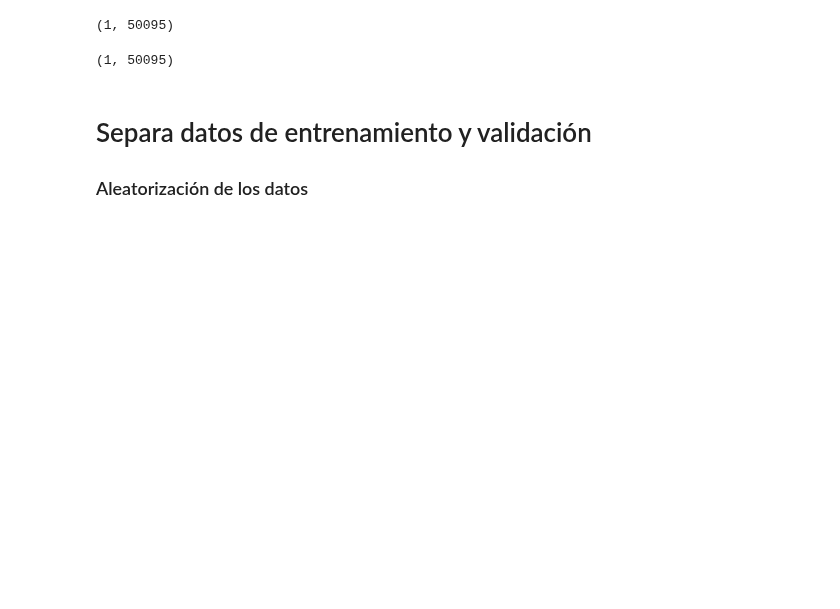
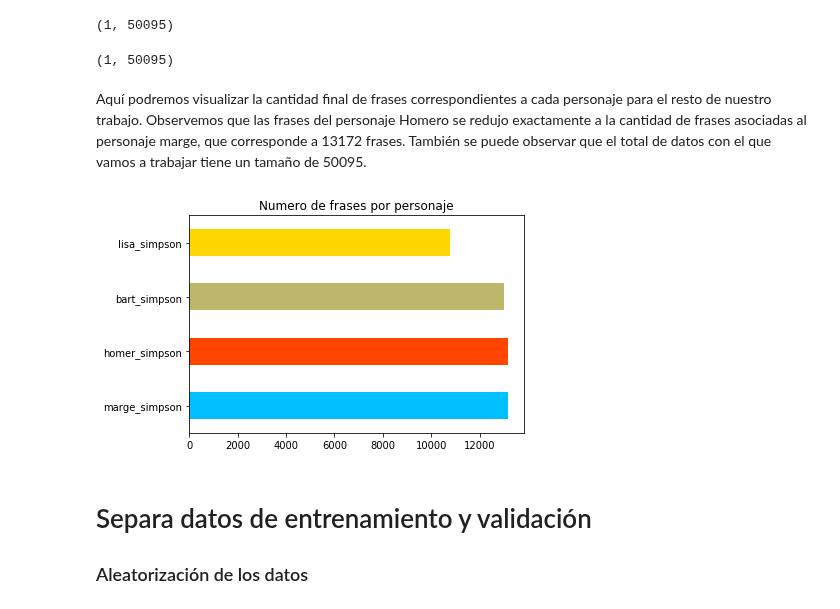
Before and after one commit to JuliethLopez/chatbot_simpsons, a Jupyter notebook: Modelo_de_Clasificacion_ngrams_validation.ipynb, the cells around one changed output. Drawn from its saved outputs; the diff is of its cells as text; code cells hidden in the pictures; blank space fills up the shorter version.

```diff
--- a/Modelo_de_Clasificacion_ngrams_validation.ipynb
+++ b/Modelo_de_Clasificacion_ngrams_validation.ipynb
@@ -177,6 +173,13 @@ np.shape(labels)
 # %%
 sentences = sentences[0]
 labels = labels[0]
+# %% [markdown]
+Aquí podremos visualizar la cantidad final de frases correspondientes a cada personaje para el resto de nuestro trabajo. Observemos que las frases del personaje Homero se redujo exactamente a la cantidad de frases asociadas al personaje marge, que corresponde a 13172 frases. También se puede observar que el total de datos con el que vamos a trabajar tiene un tamaño de 50095.
+# %%
+frec = pd.value_counts(labels)
+plot = frec.plot(kind='barh',title='Numero de frases por personaje',color=['deepskyblue','orangered','darkkhaki','gold'])
+# %% [output]
+[figure, added]
 # %% [markdown]
 # Separa datos de entrenamiento y validación
 ### Aleatorización de los datos
```
Also changed, not shown: parts of 68 cells of this notebook.
